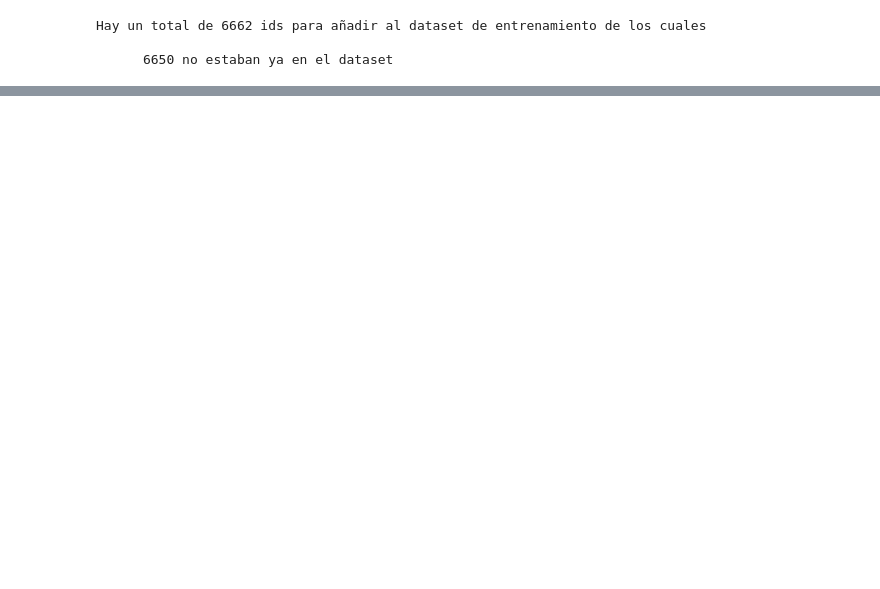
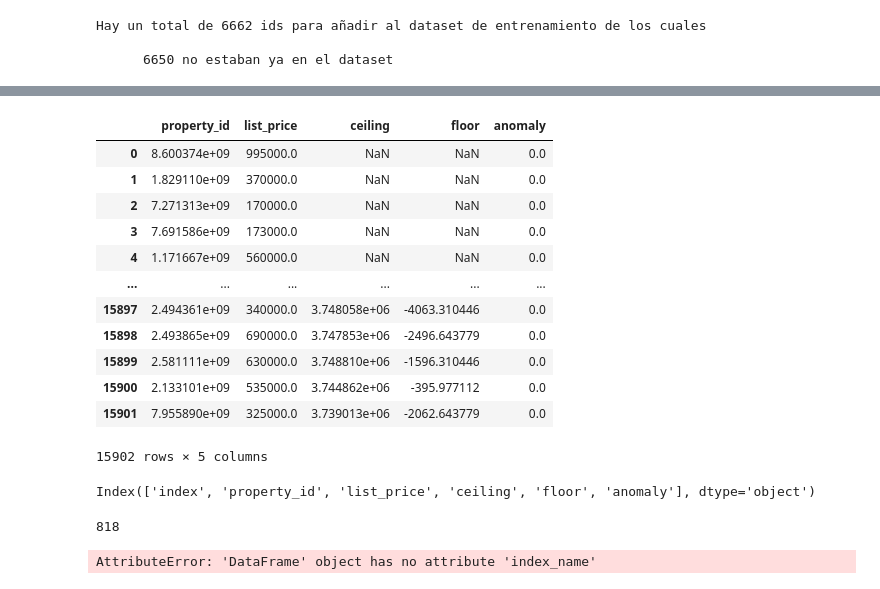
Before and after one commit to HandyFacts/recomendacion_mercado_inmobiliario, a Jupyter notebook: data_science/Modelo/dataset_modelo.ipynb, the cells around one changed output, grey strips where cells are left out. Saved outputs shown, nothing was run; the diff lists cells and outputs as text; code cells hidden in the pictures; blank space fills up the shorter version.

```diff
--- a/data_science/Modelo/dataset_modelo.ipynb
+++ b/data_science/Modelo/dataset_modelo.ipynb
@@ -189,7 +230,37 @@ price[price['anomaly']!=0]
 # %%
 anomalous_ids = price[price['anomaly']!=0].reset_index()['property_id'].to_list()
+# %%
+price
+# %% [output]
+|  | property_id | list_price | ceiling | floor | anomaly |
+| 0 | 8.600374e+09 | 995000.0 | NaN | NaN | 0.0 |
+| 1 | 1.829110e+09 | 370000.0 | NaN | NaN | 0.0 |
+| 2 | 7.271313e+09 | 170000.0 | NaN | NaN | 0.0 |
+| 3 | 7.691586e+09 | 173000.0 | NaN | NaN | 0.0 |
+| 4 | 1.171667e+09 | 560000.0 | NaN | NaN | 0.0 |
+| ... | ... | ... | ... | ... | ... |
+| 15897 | 2.494361e+09 | 340000.0 | 3.748058e+06 | -4063.310446 | 0.0 |
+| 15898 | 2.493865e+09 | 690000.0 | 3.747853e+06 | -2496.643779 | 0.0 |
+| 15899 | 2.581111e+09 | 630000.0 | 3.748810e+06 | -1596.310446 | 0.0 |
+| 15900 | 2.133101e+09 | 535000.0 | 3.744862e+06 | -395.977112 | 0.0 |
+| 15901 | 7.955890e+09 | 325000.0 | 3.739013e+06 | -2062.643779 | 0.0 |
+15902 rows × 5 columns
 # %%
 result.drop(anomalous_ids, inplace=True)
+# %%
+anomalous_ids = price[price['anomaly']!=0].reset_index()['property_id'].to_list()
+print(price.reset_index().columns)
+anomalous_ids += price[price['list_price']<=2000].reset_index()['property_id'].to_list()
+# %% [output]
+Index(['index', 'property_id', 'list_price', 'ceiling', 'floor', 'anomaly'], dtype='object')
+# %%
+len(anomalous_ids)
+# %% [output]
+818
+# %%
+result.index
+# %% [output]
+AttributeError: 'DataFrame' object has no attribute 'index_name'
 # %%
 result.drop(columns='is_for_rent',inplace=True)
 # %%
```
Also changed, not shown: parts of 12 cells of this notebook, 3 other files.
